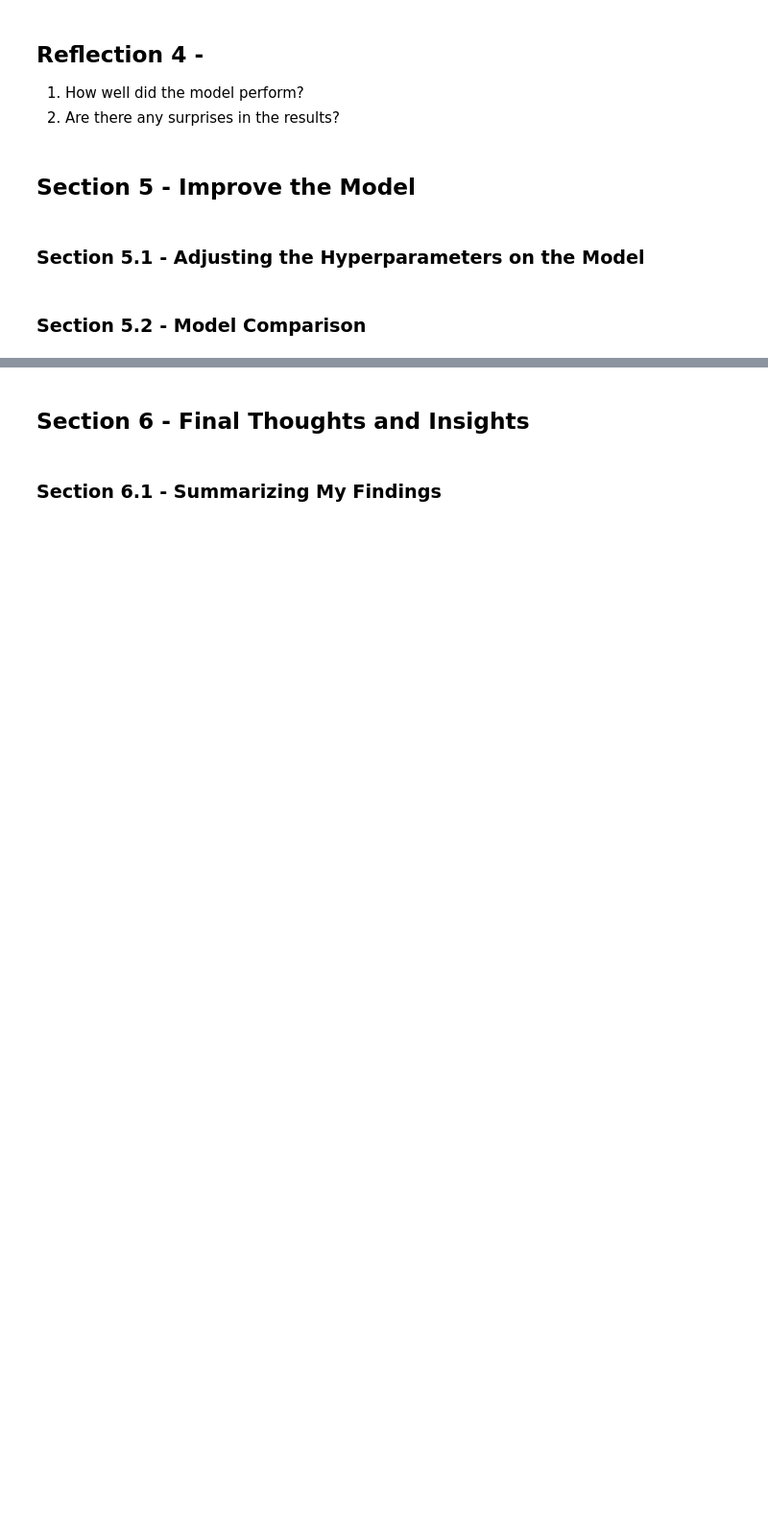
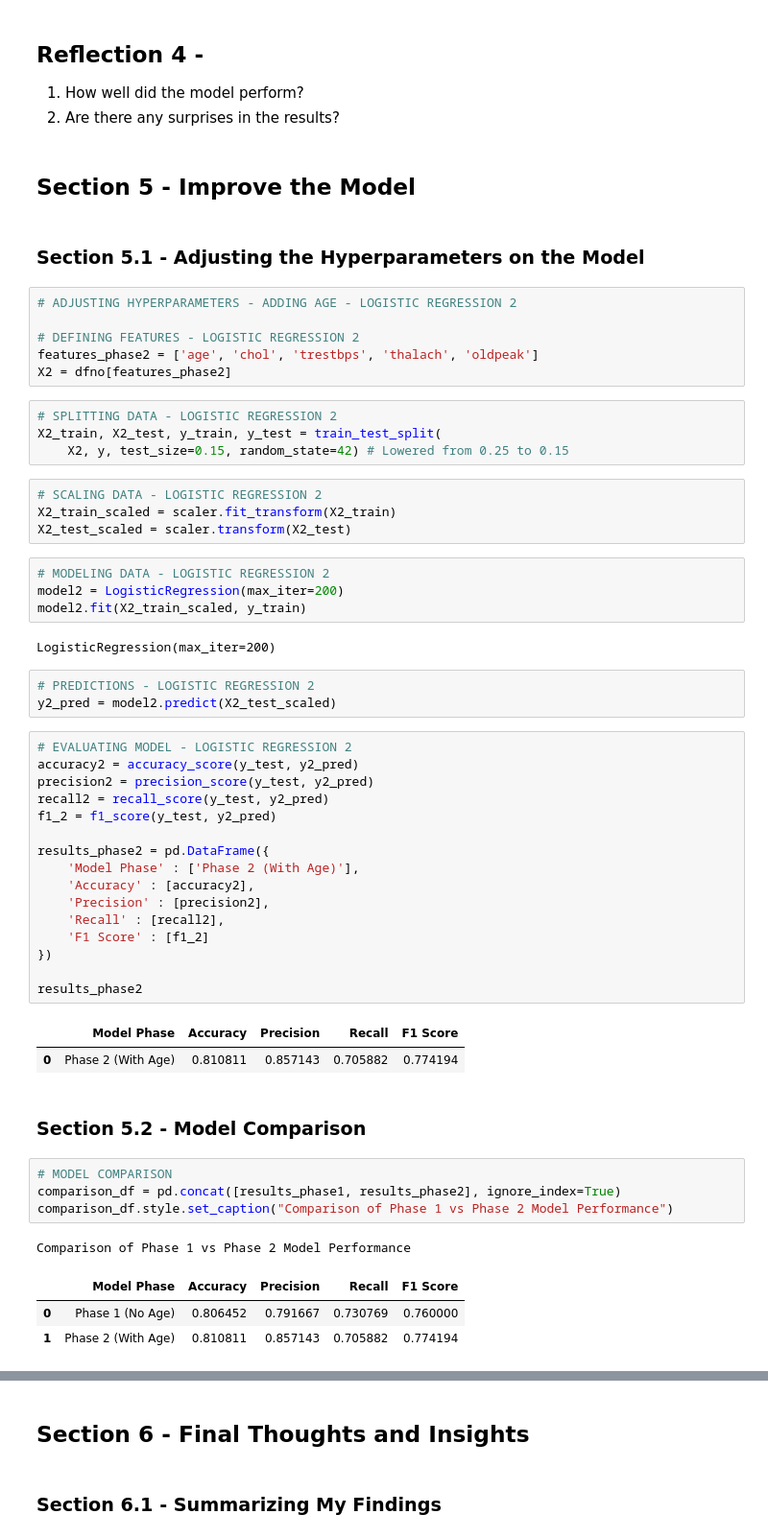
Before and after one commit to karlidean/ml-classification-karlidean, a Jupyter notebook: notebooks/classification_karlidean.ipynb, the cells around one changed output, grey strips where cells are left out. Shown at 96% size. Drawn from its saved outputs; the diff is of its cells as text; blank space fills up the shorter version.

```diff
--- a/notebooks/classification_karlidean.ipynb
+++ b/notebooks/classification_karlidean.ipynb
@@ -239,7 +280,58 @@ With the training data, we will build the model. We will then test the data
 ## Section 5 - Improve the Model
 # %% [markdown]
 ### Section 5.1 - Adjusting the Hyperparameters on the Model
+# %%
+# ADJUSTING HYPERPARAMETERS - ADDING AGE - LOGISTIC REGRESSION 2
+
+# DEFINING FEATURES - LOGISTIC REGRESSION 2
+features_phase2 = ['age', 'chol', 'trestbps', 'thalach', 'oldpeak']
+X2 = dfno[features_phase2]
+# %%
+# SPLITTING DATA - LOGISTIC REGRESSION 2
+X2_train, X2_test, y_train, y_test = train_test_split(
+    X2, y, test_size=0.15, random_state=42) # Lowered from 0.25 to 0.15
+# %%
+# SCALING DATA - LOGISTIC REGRESSION 2
+X2_train_scaled = scaler.fit_transform(X2_train)
+X2_test_scaled = scaler.transform(X2_test)
+# %%
+# MODELING DATA - LOGISTIC REGRESSION 2
+model2 = LogisticRegression(max_iter=200)
+model2.fit(X2_train_scaled, y_train)
+# %% [output]
+LogisticRegression(max_iter=200)
+# %%
+# PREDICTIONS - LOGISTIC REGRESSION 2
+y2_pred = model2.predict(X2_test_scaled)
+# %%
+# EVALUATING MODEL - LOGISTIC REGRESSION 2
+accuracy2 = accuracy_score(y_test, y2_pred)
+precision2 = precision_score(y_test, y2_pred)
+recall2 = recall_score(y_test, y2_pred)
+f1_2 = f1_score(y_test, y2_pred)
+
+results_phase2 = pd.DataFrame({
+    'Model Phase' : ['Phase 2 (With Age)'],
+    'Accuracy' : [accuracy2],
+    'Precision' : [precision2],
+    'Recall' : [recall2],
+    'F1 Score' : [f1_2]
+})
+
+results_phase2
+# %% [output]
+|  | Model Phase | Accuracy | Precision | Recall | F1 Score |
+| 0 | Phase 2 (With Age) | 0.810811 | 0.857143 | 0.705882 | 0.774194 |
 # %% [markdown]
 ### Section 5.2 - Model Comparison
+# %%
+# MODEL COMPARISON
+comparison_df = pd.concat([results_phase1, results_phase2], ignore_index=True)
+comparison_df.style.set_caption("Comparison of Phase 1 vs Phase 2 Model Performance")
+# %% [output]
+Comparison of Phase 1 vs Phase 2 Model Performance
+|  | Model Phase | Accuracy | Precision | Recall | F1 Score |
+| 0 | Phase 1 (No Age) | 0.806452 | 0.791667 | 0.730769 | 0.760000 |
+| 1 | Phase 2 (With Age) | 0.810811 | 0.857143 | 0.705882 | 0.774194 |
 # %% [markdown]
 ## Reflection 5 -
```
Also changed, not shown: parts of 24 cells of this notebook, 1 other file.
